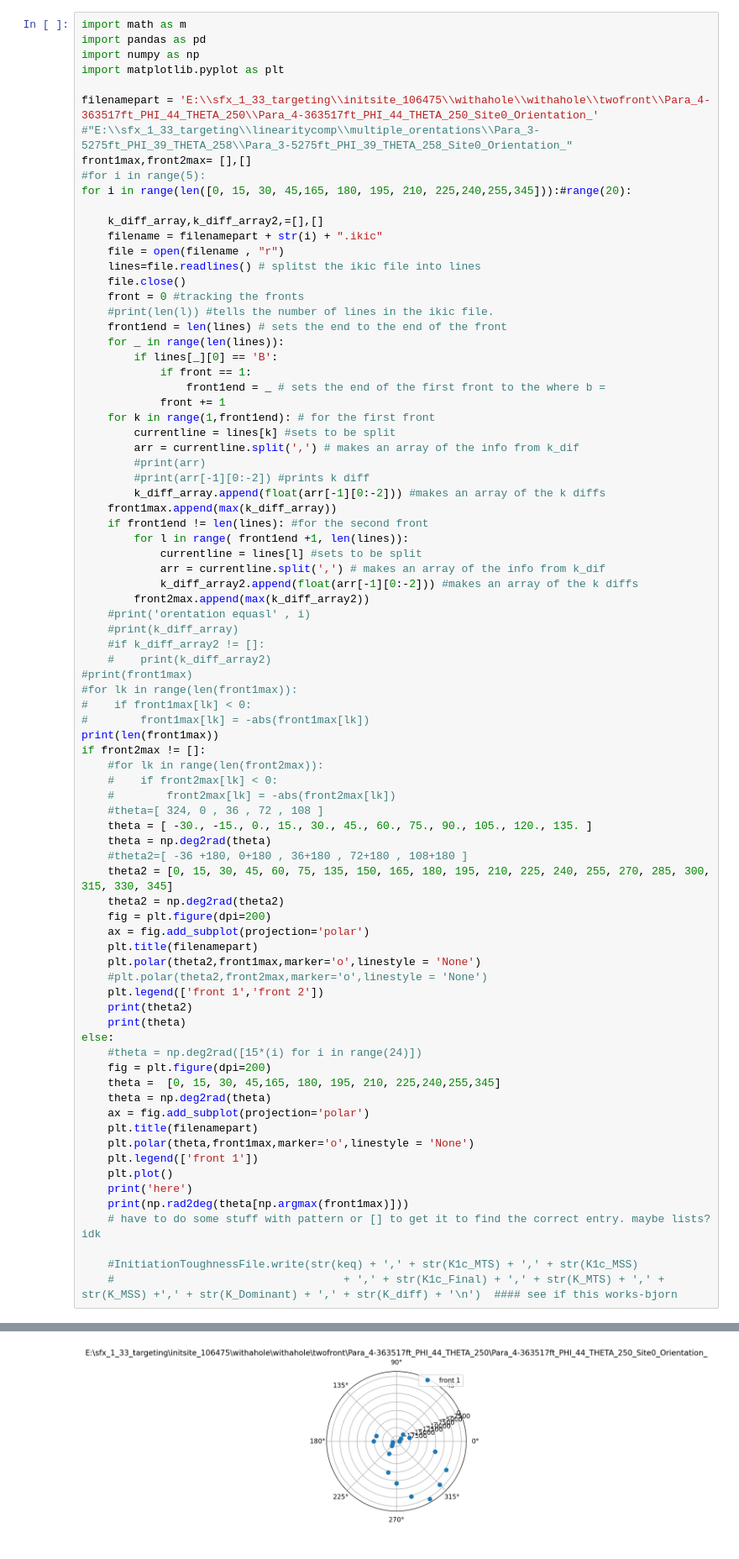
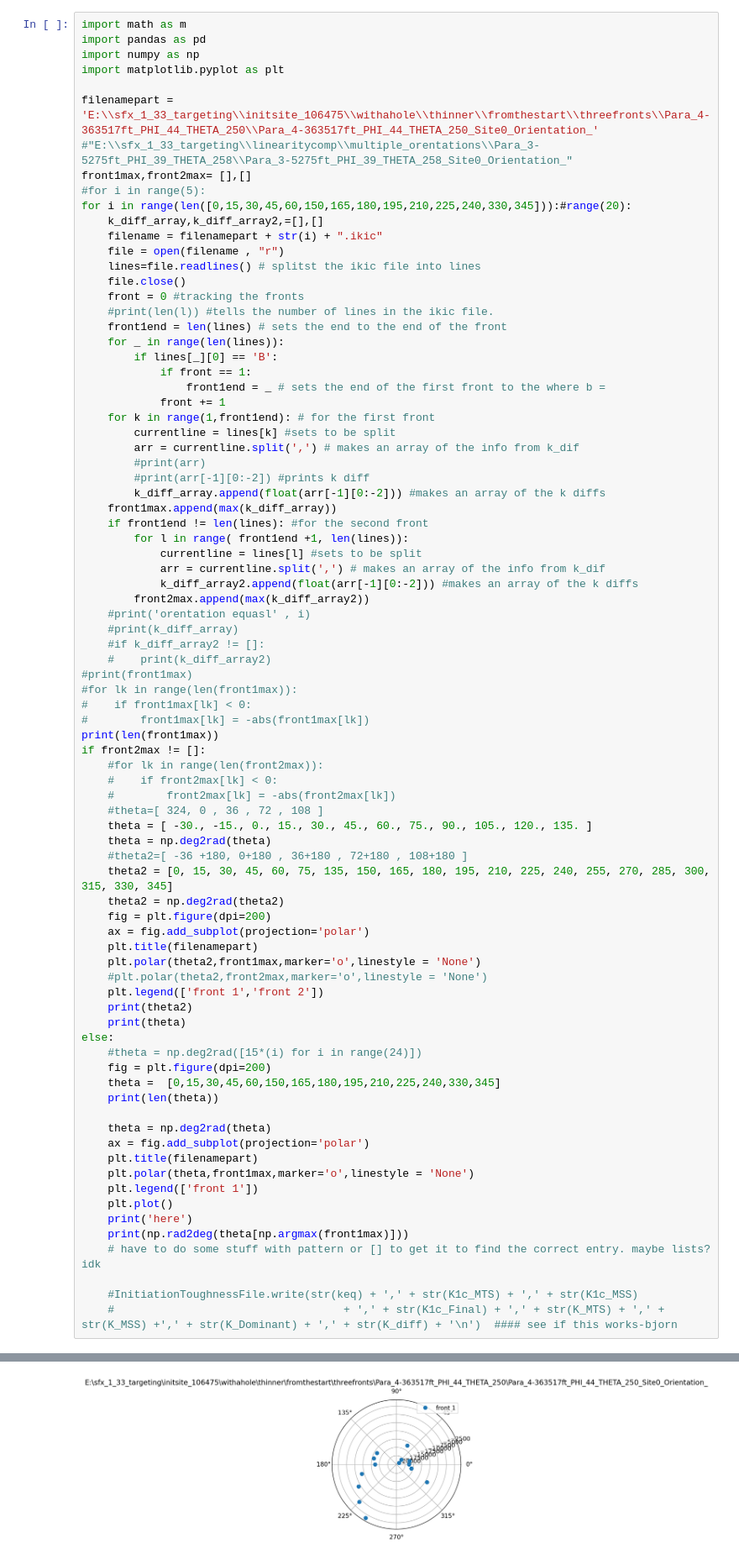
Before and after one commit to Bjorn-jo/sfxcodes, a Jupyter notebook: readingikic.ipynb, the cells around one changed output, grey strips where cells are left out. Shown: that part at 84% size. Saved outputs shown, nothing was run; the diff lists cells and outputs as text.

```diff
--- a/readingikic.ipynb
+++ b/readingikic.ipynb
@@ -4,12 +4,11 @@ import pandas as pd
 import numpy as np
 import matplotlib.pyplot as plt
 
-filenamepart = 'E:\\sfx_1_33_targeting\\initsite_106475\\withahole\\withahole\\twofront\\Para_4-363517ft_PHI_44_THETA_250\\Para_4-363517ft_PHI_44_THETA_250_Site0_Orientation_'
+filenamepart = 'E:\\sfx_1_33_targeting\\initsite_106475\\withahole\\thinner\\fromthestart\\threefronts\\Para_4-363517ft_PHI_44_THETA_250\\Para_4-363517ft_PHI_44_THETA_250_Site0_Orientation_'
 #"E:\\sfx_1_33_targeting\\linearitycomp\\multiple_orentations\\Para_3-5275ft_PHI_39_THETA_258\\Para_3-5275ft_PHI_39_THETA_258_Site0_Orientation_"
 front1max,front2max= [],[]
 #for i in range(5):
-for i in range(len([0, 15, 30, 45,165, 180, 195, 210, 225,240,255,345])):#range(20):
-
+for i in range(len([0,15,30,45,60,150,165,180,195,210,225,240,330,345])):#range(20):
     k_diff_array,k_diff_array2,=[],[]
     filename = filenamepart + str(i) + ".ikic"
     file = open(filename , "r")
@@ -66,7 +65,9 @@ if front2max != []:
 else:
     #theta = np.deg2rad([15*(i) for i in range(24)])
     fig = plt.figure(dpi=200)
-    theta =  [0, 15, 30, 45,165, 180, 195, 210, 225,240,255,345]
+    theta =  [0,15,30,45,60,150,165,180,195,210,225,240,330,345]
+    print(len(theta))
+
     theta = np.deg2rad(theta)
     ax = fig.add_subplot(projection='polar')
     plt.title(filenamepart)
@@ -86,4 +88,4 @@ here
-[figure, old version]
+[figure, new version]
 # %%
 filenamepart = 'E:\\sfx_1_33_targeting\\initsite_106475\\threefronts\\Para_4-363517ft_PHI_43_THETA_248\\Para_4-363517ft_PHI_43_THETA_248_Site1_Orientation_'
 #"E:\\sfx_1_33_targeting\\linearitycomp\\multiple_orentations\\Para_3-5275ft_PHI_39_THETA_258\\Para_3-5275ft_PHI_39_THETA_258_Site0_Orientation_"
```
Also changed, not shown: parts of 1 cell of this notebook.
